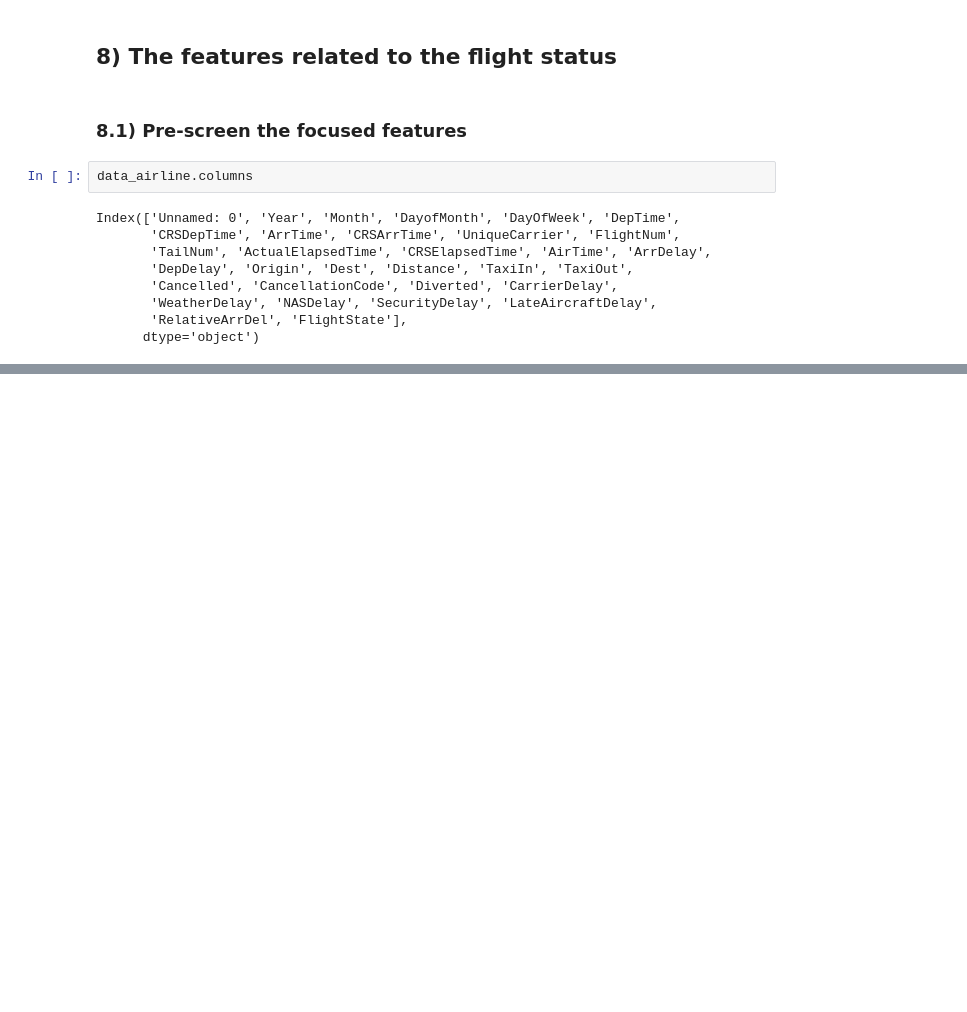
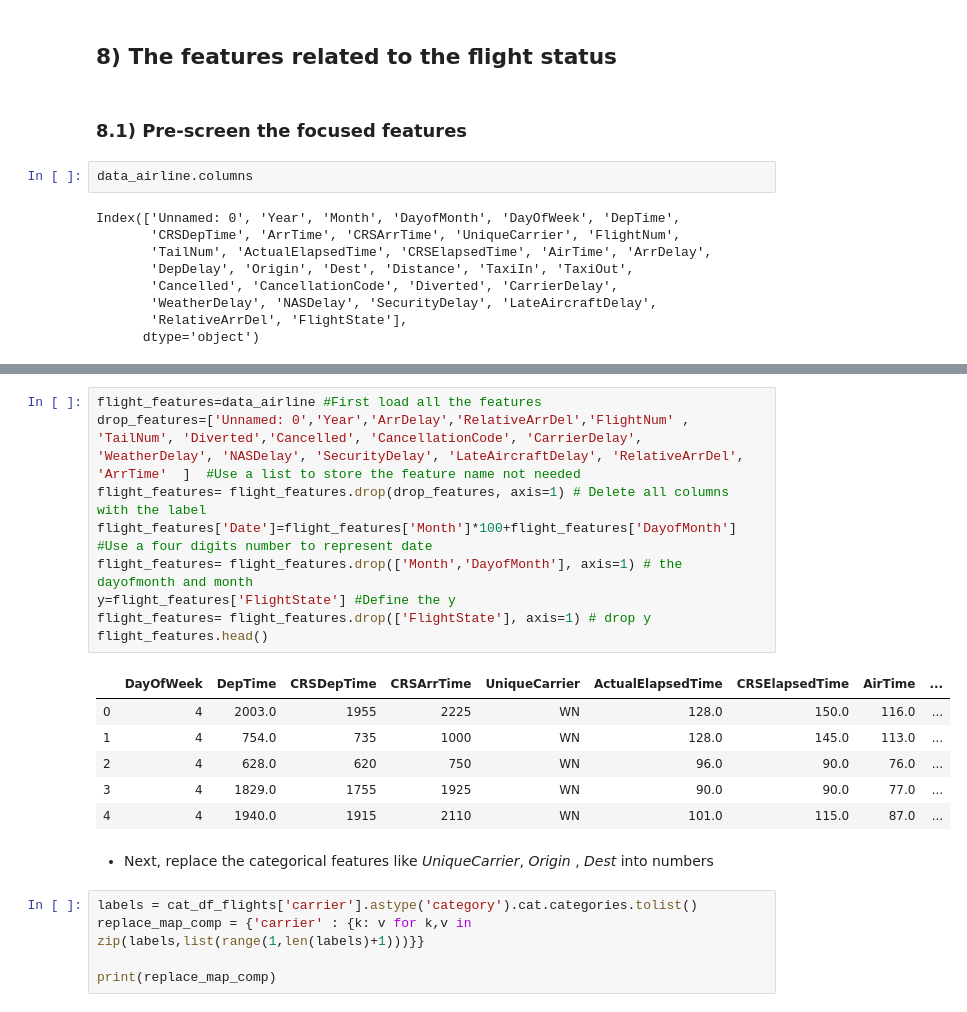
Before and after one commit to Wolfking2015/Final-Project-For-AML, a Jupyter notebook: final-project.ipynb, the cells around one changed output, grey strips where cells are left out. Cells and saved outputs as stored; diff of their text form; blank space fills up the shorter version.

```diff
--- a/final-project.ipynb
+++ b/final-project.ipynb
@@ -571,0 +575,23 @@ Index(['Unnamed: 0', 'Year', 'Month', 'DayofMonth', 'DayOfWeek', 'DepTime',
+# %%
+flight_features=data_airline #First load all the features
+drop_features=['Unnamed: 0','Year','ArrDelay','RelativeArrDel','FlightNum' , 'TailNum', 'Diverted','Cancelled', 'CancellationCode', 'CarrierDelay', 'WeatherDelay', 'NASDelay', 'SecurityDelay', 'LateAircraftDelay', 'RelativeArrDel', 'ArrTime'  ]  #Use a list to store the feature name not needed
+flight_features= flight_features.drop(drop_features, axis=1) # Delete all columns with the label
+flight_features['Date']=flight_features['Month']*100+flight_features['DayofMonth'] #Use a four digits number to represent date
+flight_features= flight_features.drop(['Month','DayofMonth'], axis=1) # the dayofmonth and month
+y=flight_features['FlightState'] #Define the y
+flight_features= flight_features.drop(['FlightState'], axis=1) # drop y
+flight_features.head()
+# %% [output]
+|  | DayOfWeek | DepTime | CRSDepTime | CRSArrTime | UniqueCarrier | ActualElapsedTime | CRSElapsedTime | AirTime | ... |
+| 0 | 4 | 2003.0 | 1955 | 2225 | WN | 128.0 | 150.0 | 116.0 | ... |
+| 1 | 4 | 754.0 | 735 | 1000 | WN | 128.0 | 145.0 | 113.0 | ... |
+| 2 | 4 | 628.0 | 620 | 750 | WN | 96.0 | 90.0 | 76.0 | ... |
+| 3 | 4 | 1829.0 | 1755 | 1925 | WN | 90.0 | 90.0 | 77.0 | ... |
+| 4 | 4 | 1940.0 | 1915 | 2110 | WN | 101.0 | 115.0 | 87.0 | ... |
+# %% [markdown]
+* Next, replace the categorical features like _UniqueCarrier_, _Origin_ , _Dest_ into numbers
+# %%
+labels = cat_df_flights['carrier'].astype('category').cat.categories.tolist()
+replace_map_comp = {'carrier' : {k: v for k,v in zip(labels,list(range(1,len(labels)+1)))}}
+
+print(replace_map_comp)
```
Also changed, not shown: parts of 1 cell of this notebook.
